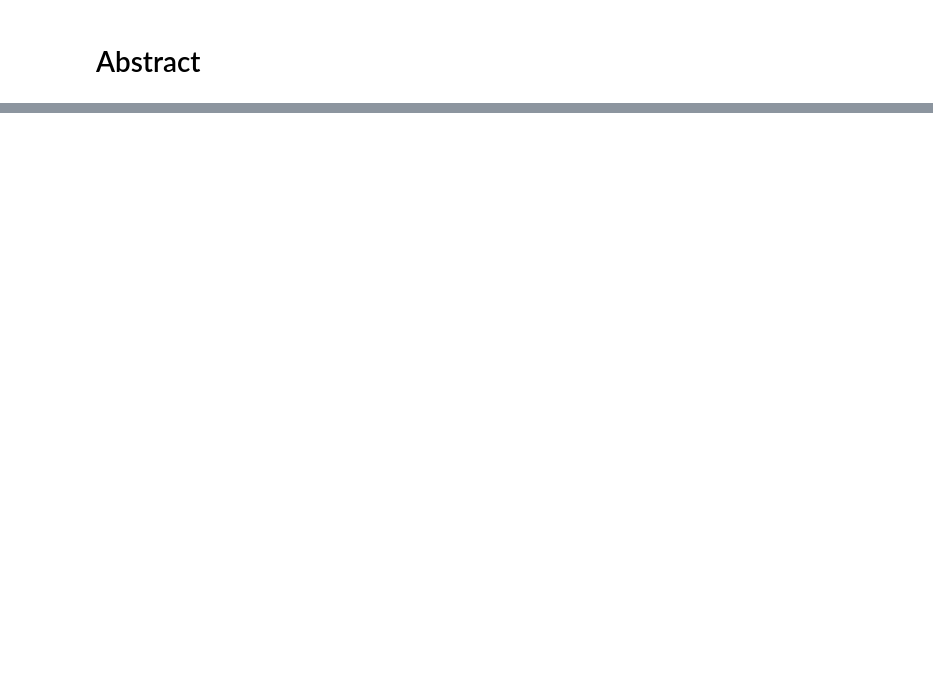
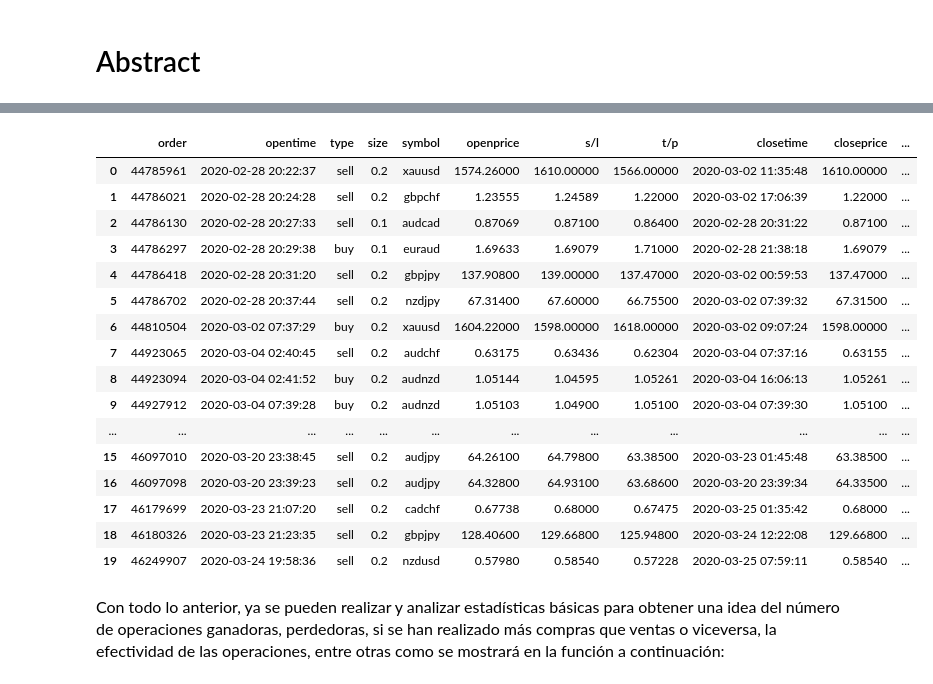
Before and after one commit to ferpinedot/LAB_2_MFPT, a Jupyter notebook: Laboratorio2_MFPT.ipynb, the cells around one changed output, grey strips where cells are left out. Saved outputs shown, nothing was run; the diff lists cells and outputs as text; code cells hidden in the pictures; blank space fills up the shorter version.

```diff
--- a/Laboratorio2_MFPT.ipynb
+++ b/Laboratorio2_MFPT.ipynb
@@ -33,0 +149,25 @@ datos
+# %%
+# Nuevo dataframe con las cuatro columnas agregadas al dataframe original
+
+datos.head(20)
+# %% [output]
+|  | order | opentime | type | size | symbol | openprice | s/l | t/p | closetime | closeprice | ... |
+| 0 | 44785961 | 2020-02-28 20:22:37 | sell | 0.2 | xauusd | 1574.26000 | 1610.00000 | 1566.00000 | 2020-03-02 11:35:48 | 1610.00000 | ... |
+| 1 | 44786021 | 2020-02-28 20:24:28 | sell | 0.2 | gbpchf | 1.23555 | 1.24589 | 1.22000 | 2020-03-02 17:06:39 | 1.22000 | ... |
+| 2 | 44786130 | 2020-02-28 20:27:33 | sell | 0.1 | audcad | 0.87069 | 0.87100 | 0.86400 | 2020-02-28 20:31:22 | 0.87100 | ... |
+| 3 | 44786297 | 2020-02-28 20:29:38 | buy | 0.1 | euraud | 1.69633 | 1.69079 | 1.71000 | 2020-02-28 21:38:18 | 1.69079 | ... |
+| 4 | 44786418 | 2020-02-28 20:31:20 | sell | 0.2 | gbpjpy | 137.90800 | 139.00000 | 137.47000 | 2020-03-02 00:59:53 | 137.47000 | ... |
+| 5 | 44786702 | 2020-02-28 20:37:44 | sell | 0.2 | nzdjpy | 67.31400 | 67.60000 | 66.75500 | 2020-03-02 07:39:32 | 67.31500 | ... |
+| 6 | 44810504 | 2020-03-02 07:37:29 | buy | 0.2 | xauusd | 1604.22000 | 1598.00000 | 1618.00000 | 2020-03-02 09:07:24 | 1598.00000 | ... |
+| 7 | 44923065 | 2020-03-04 02:40:45 | sell | 0.2 | audchf | 0.63175 | 0.63436 | 0.62304 | 2020-03-04 07:37:16 | 0.63155 | ... |
+| 8 | 44923094 | 2020-03-04 02:41:52 | buy | 0.2 | audnzd | 1.05144 | 1.04595 | 1.05261 | 2020-03-04 16:06:13 | 1.05261 | ... |
+| 9 | 44927912 | 2020-03-04 07:39:28 | buy | 0.2 | audnzd | 1.05103 | 1.04900 | 1.05100 | 2020-03-04 07:39:30 | 1.05100 | ... |
+| ... | ... | ... | ... | ... | ... | ... | ... | ... | ... | ... | ... |
+| 15 | 46097010 | 2020-03-20 23:38:45 | sell | 0.2 | audjpy | 64.26100 | 64.79800 | 63.38500 | 2020-03-23 01:45:48 | 63.38500 | ... |
+| 16 | 46097098 | 2020-03-20 23:39:23 | sell | 0.2 | audjpy | 64.32800 | 64.93100 | 63.68600 | 2020-03-20 23:39:34 | 64.33500 | ... |
+| 17 | 46179699 | 2020-03-23 21:07:20 | sell | 0.2 | cadchf | 0.67738 | 0.68000 | 0.67475 | 2020-03-25 01:35:42 | 0.68000 | ... |
+| 18 | 46180326 | 2020-03-23 21:23:35 | sell | 0.2 | gbpjpy | 128.40600 | 129.66800 | 125.94800 | 2020-03-24 12:22:08 | 129.66800 | ... |
+| 19 | 46249907 | 2020-03-24 19:58:36 | sell | 0.2 | nzdusd | 0.57980 | 0.58540 | 0.57228 | 2020-03-25 07:59:11 | 0.58540 | ... |
+# %% [markdown]
+<font size = 3> Con todo lo anterior, ya se pueden realizar y analizar estadísticas básicas para obtener una idea del número de operaciones ganadoras, perdedoras, si se han realizado más compras que ventas o viceversa, la efectividad de las operaciones, entre otras como se mostrará en la función a continuación:
+</font>
```
Also changed, not shown: parts of 48 cells of this notebook.
